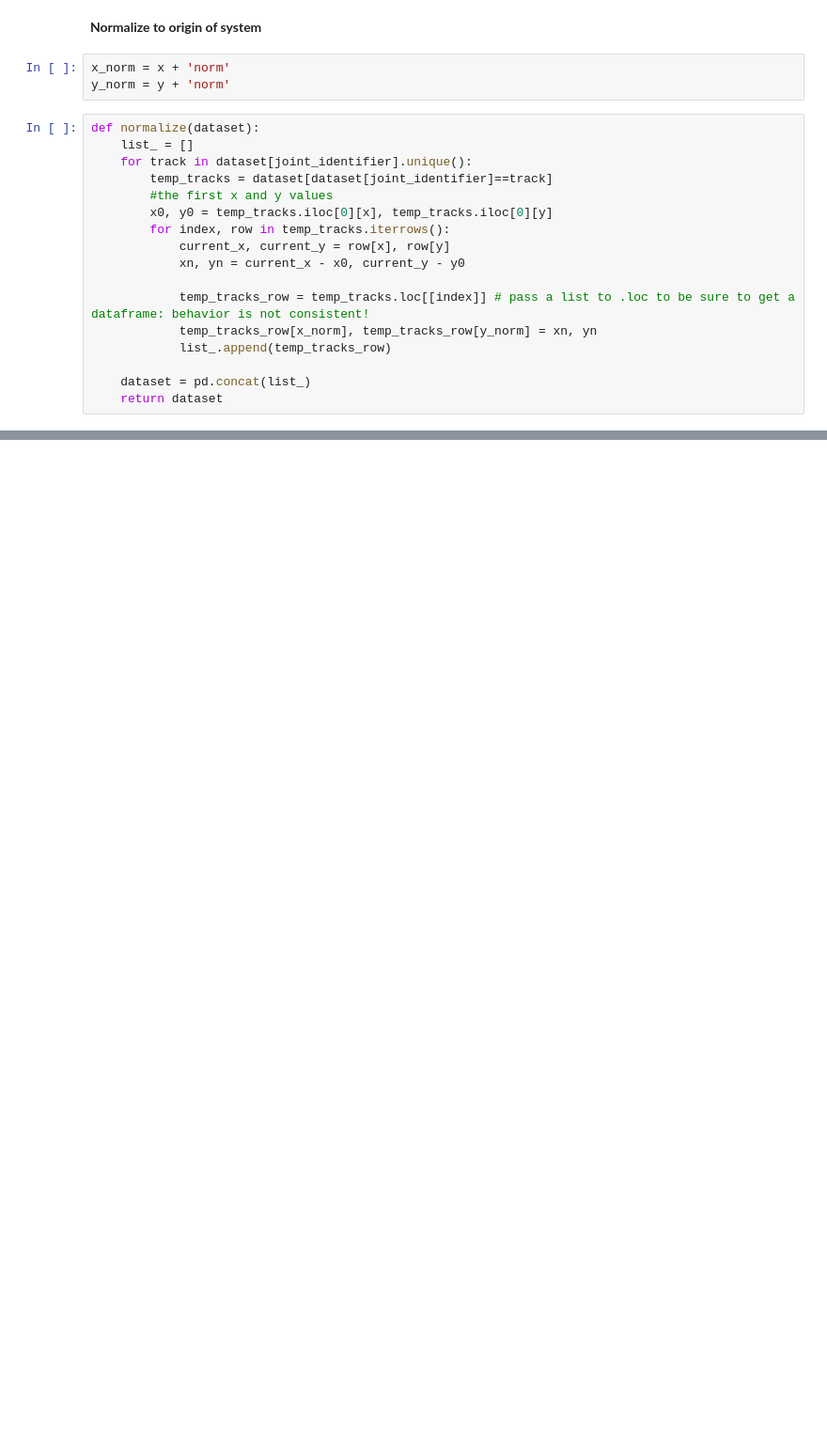
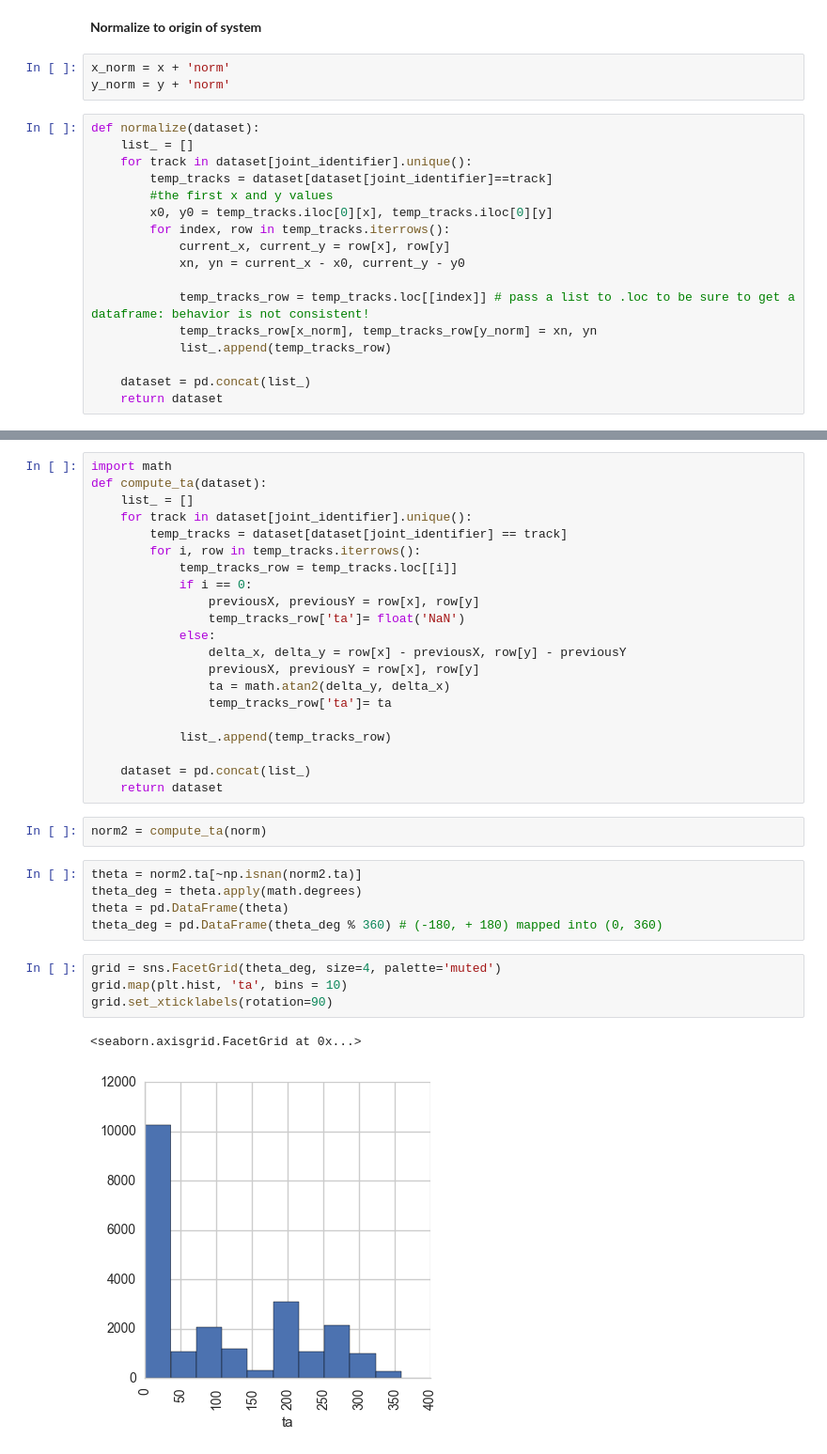
Before and after one commit to CellMigStandOrg/CMSO-samples, a Jupyter notebook: dtpkg.ipynb, the cells around one changed output, grey strips where cells are left out. Shown at 94% size. Drawn from its saved outputs; the diff is of its cells as text; blank space fills up the shorter version.

```diff
--- a/dtpkg.ipynb
+++ b/dtpkg.ipynb
@@ -274,0 +279,35 @@ grid.set_xticklabels(rotation=90)
+# %%
+import math
+def compute_ta(dataset):
+    list_ = []
+    for track in dataset[joint_identifier].unique():
+        temp_tracks = dataset[dataset[joint_identifier] == track]
+        for i, row in temp_tracks.iterrows():
+            temp_tracks_row = temp_tracks.loc[[i]]
+            if i == 0:
+                previousX, previousY = row[x], row[y]
+                temp_tracks_row['ta']= float('NaN')
+            else:
+                delta_x, delta_y = row[x] - previousX, row[y] - previousY
+                previousX, previousY = row[x], row[y]
+                ta = math.atan2(delta_y, delta_x)
+                temp_tracks_row['ta']= ta
+
+            list_.append(temp_tracks_row)
+
+    dataset = pd.concat(list_)
+    return dataset
+# %%
+norm2 = compute_ta(norm)
+# %%
+theta = norm2.ta[~np.isnan(norm2.ta)]
+theta_deg = theta.apply(math.degrees)
+theta = pd.DataFrame(theta)
+theta_deg = pd.DataFrame(theta_deg % 360) # (-180, + 180) mapped into (0, 360)
+# %%
+grid = sns.FacetGrid(theta_deg, size=4, palette='muted')
+grid.map(plt.hist, 'ta', bins = 10)
+grid.set_xticklabels(rotation=90)
+# %% [output]
+<seaborn.axisgrid.FacetGrid at 0x...>
+[figure, added]
```
Also changed, not shown: parts of 13 cells of this notebook.
